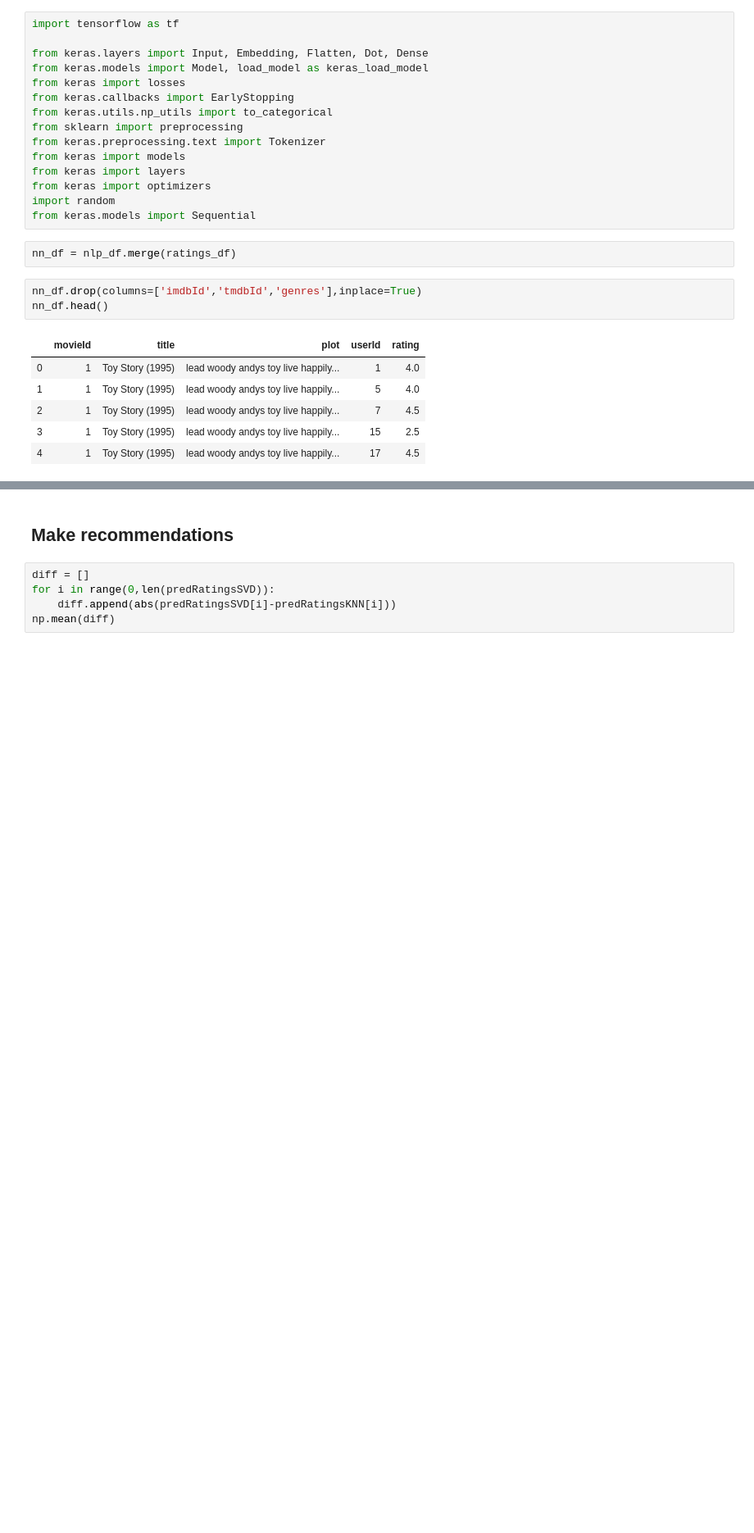
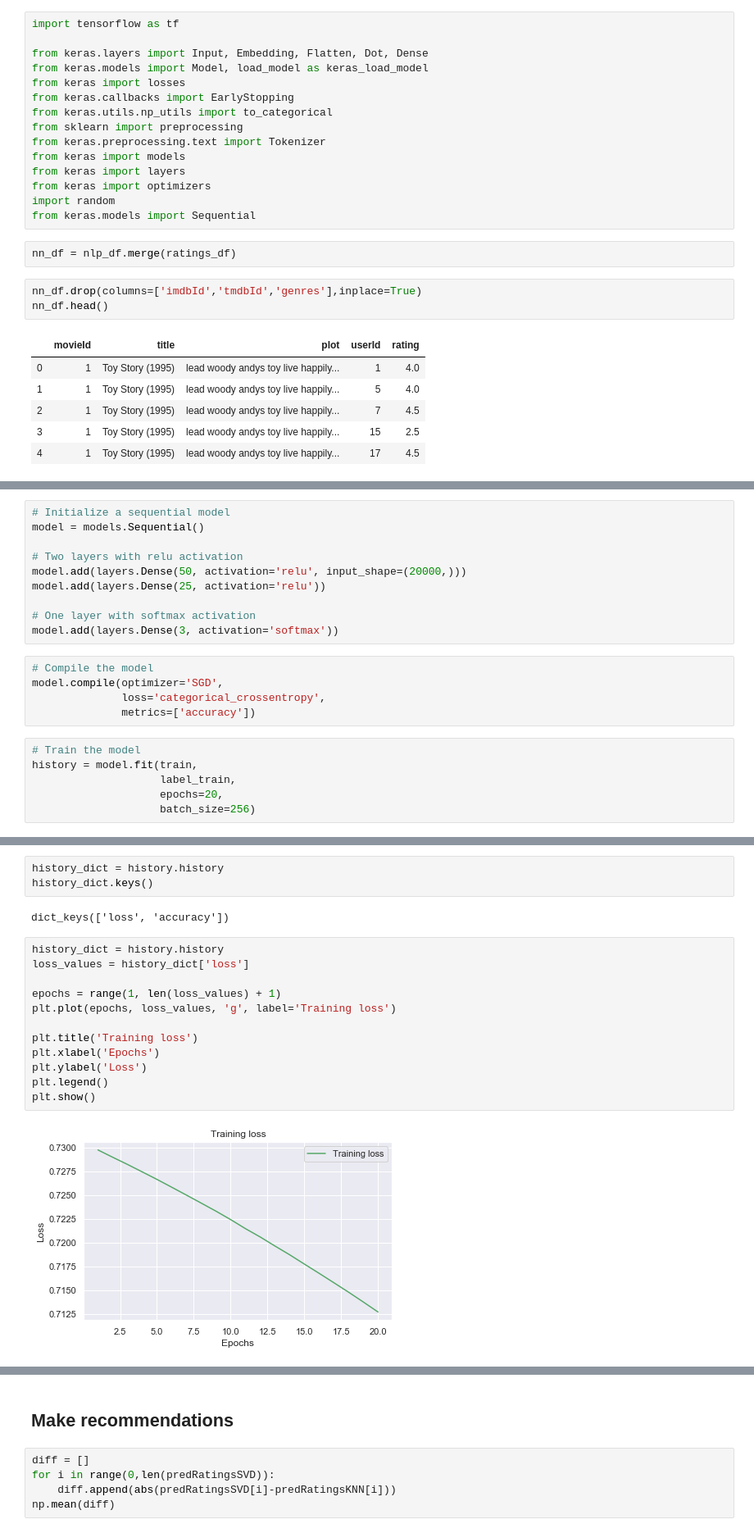
Before and after one commit to CaryMosley/Mod4ProjectRecommendation, a Jupyter notebook: RecSystem.ipynb, the cells around one changed output, grey strips where cells are left out. Shown: that part at 82% size. Saved outputs shown, nothing was run; the diff lists cells and outputs as text; blank space fills up the shorter version.

```diff
--- a/RecSystem.ipynb
+++ b/RecSystem.ipynb
@@ -1298,0 +1382,21 @@ TfidfVectorizer(analyzer='word', binary=False, decode_error='strict',
+# %%
+# Initialize a sequential model
+model = models.Sequential()
+
+# Two layers with relu activation
+model.add(layers.Dense(50, activation='relu', input_shape=(20000,)))
+model.add(layers.Dense(25, activation='relu'))
+
+# One layer with softmax activation
+model.add(layers.Dense(3, activation='softmax'))
+# %%
+# Compile the model
+model.compile(optimizer='SGD',
+              loss='categorical_crossentropy',
+              metrics=['accuracy'])
+# %%
+# Train the model
+history = model.fit(train,
+                    label_train,
+                    epochs=20,
+                    batch_size=256)
@@ -1298,0 +1421,19 @@ TfidfVectorizer(analyzer='word', binary=False, decode_error='strict',
+# %%
+history_dict = history.history
+history_dict.keys()
+# %% [output]
+dict_keys(['loss', 'accuracy'])
+# %%
+history_dict = history.history
+loss_values = history_dict['loss']
+
+epochs = range(1, len(loss_values) + 1)
+plt.plot(epochs, loss_values, 'g', label='Training loss')
+
+plt.title('Training loss')
+plt.xlabel('Epochs')
+plt.ylabel('Loss')
+plt.legend()
+plt.show()
+# %% [output]
+[figure, added]
```
Also changed, not shown: parts of 19 cells of this notebook.
